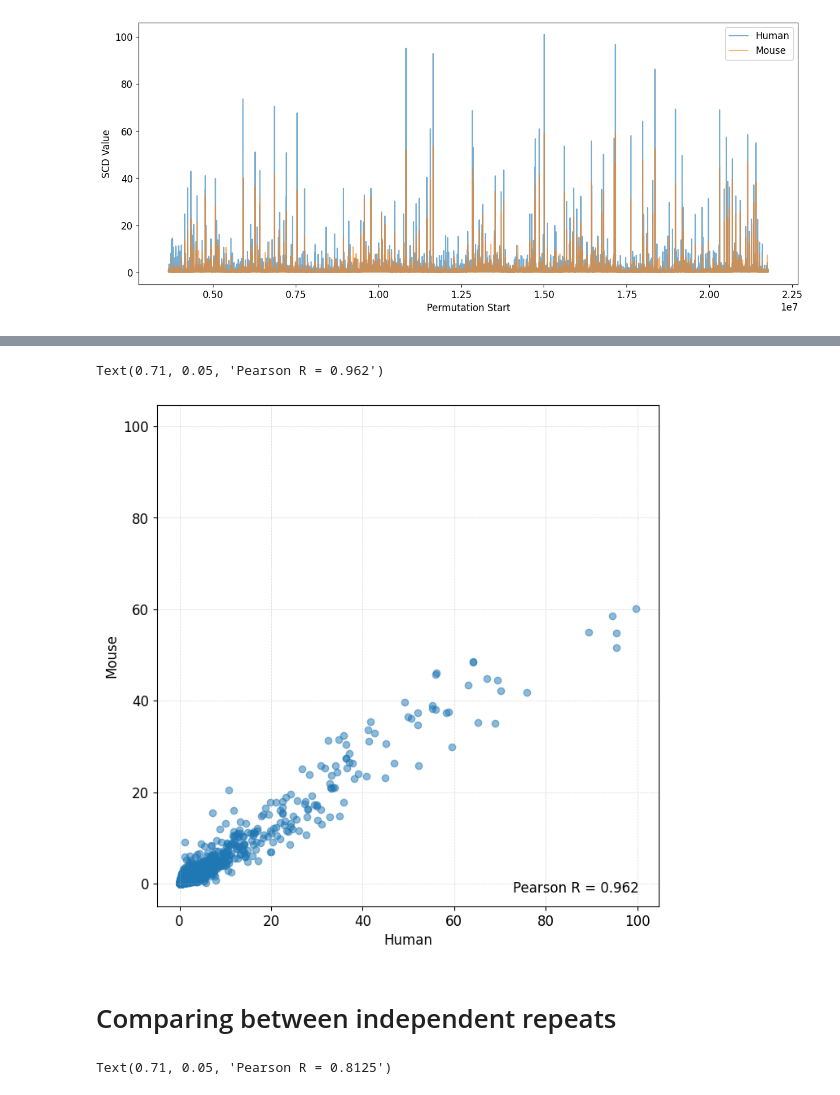
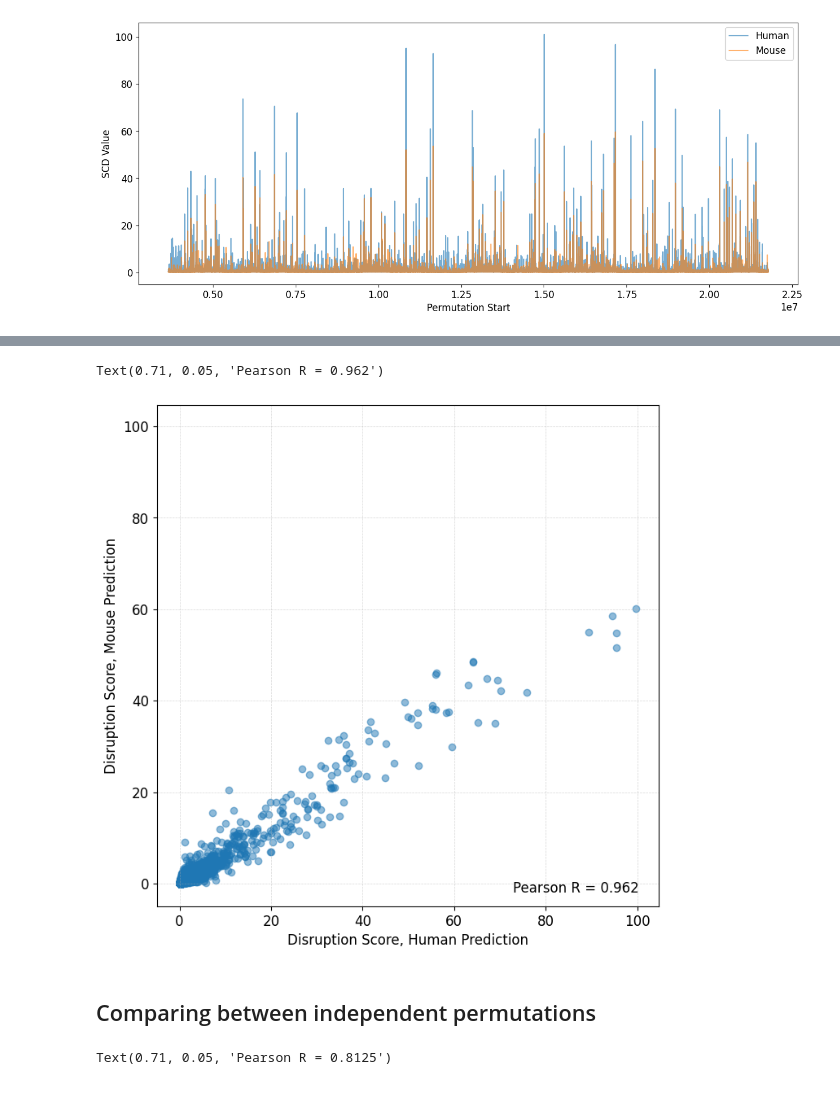
Before and after one commit to Fudenberg-Research-Group/akitaV2-analyses, a Jupyter notebook: experiments/genomic_disruption_profile/analysis/analysis.ipynb, the cells around one changed output, grey strips where cells are left out. Cells and saved outputs as stored; diff of their text form; code cells hidden in the pictures.

```diff
--- a/experiments/genomic_disruption_profile/analysis/analysis.ipynb
+++ b/experiments/genomic_disruption_profile/analysis/analysis.ipynb
@@ -223,26 +224,26 @@ window0["human_median"] = window0[[f"SCD_h0_m{i}_t1" for i in range(4)]].median(
 # %%
 fig, ax = plt.subplots(figsize=(8, 8))
 
 plt.scatter(window0["human_median"], window0["mouse_median"], alpha=0.5)
 perm_corr = round(stats.pearsonr(window0["human_median"], window0["mouse_median"]).statistic, 4)
 
 lims = [
     np.min([ax.get_xlim(), ax.get_ylim()]),  # min of both axes
     np.max([ax.get_xlim(), ax.get_ylim()]),  # max of both axes
 ]
 
 ax.set_aspect('equal')
 ax.set_xlim(lims)
 ax.set_ylim(lims)
 
 plt.grid(True, which='both', linestyle='--', linewidth=0.5, alpha=0.5)
 
-plt.xlabel("Human")
-plt.ylabel("Mouse")
+plt.xlabel("Disruption Score, Human Prediction")
+plt.ylabel("Disruption Score, Mouse Prediction")
 
 plt.text(x=0.71, y=0.05, s=f"Pearson R = {perm_corr}", transform=plt.gca().transAxes, verticalalignment='top')
 # %% [output]
 Text(0.71, 0.05, 'Pearson R = 0.962')
-[figure, old version]
+[figure, new version]
 # %% [markdown]
-# Comparing between independent repeats
+## Comparing between independent permutations
```
Also changed, not shown: parts of 23 cells of this notebook, 4 other files.
